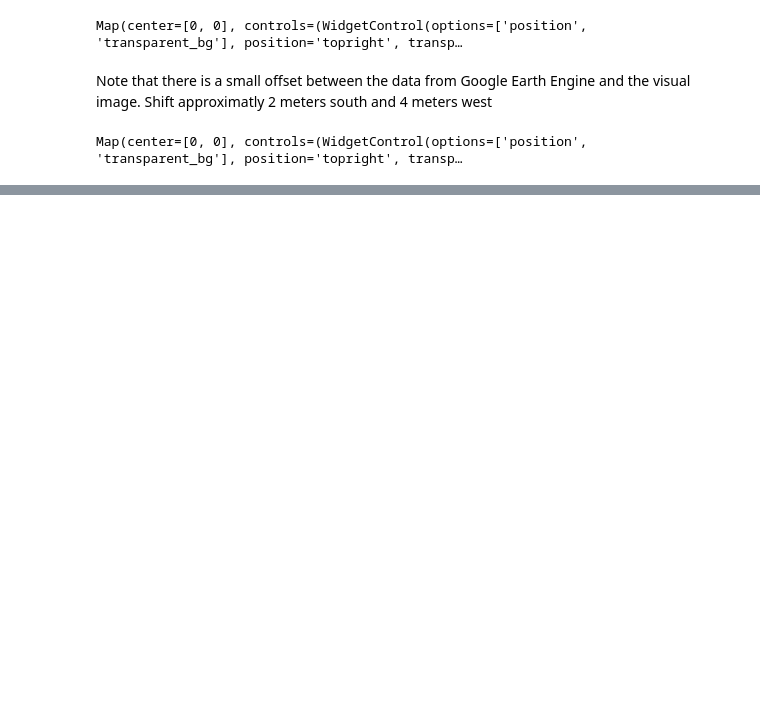
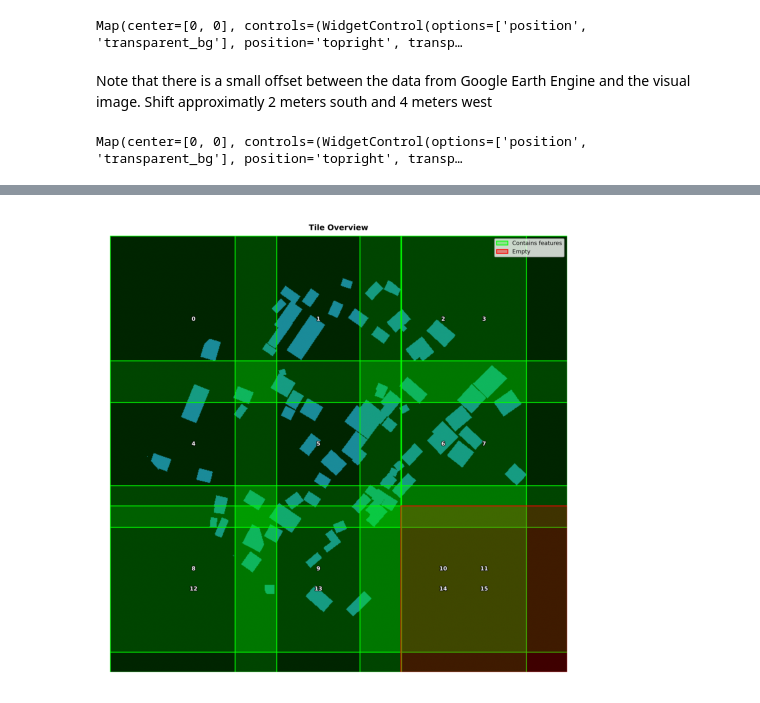
Before and after one commit to LilSheesh7/sds320, a Jupyter notebook: notebooks/main_notebook.ipynb, the cells around one changed output, grey strips where cells are left out. Saved outputs shown, nothing was run; the diff lists cells and outputs as text; code cells hidden in the pictures; blank space fills up the shorter version.

```diff
--- a/notebooks/main_notebook.ipynb
+++ b/notebooks/main_notebook.ipynb
@@ -292,0 +392,4 @@ Map(center=[0, 0], controls=(WidgetControl(options=['position', 'transparent_bg'
+# %%
+geoai.view_image("../data/prototype/overview.png", figsize=(6, 6))
+# %% [output]
+[figure, added]
```
Also changed, not shown: parts of 18 cells of this notebook.
